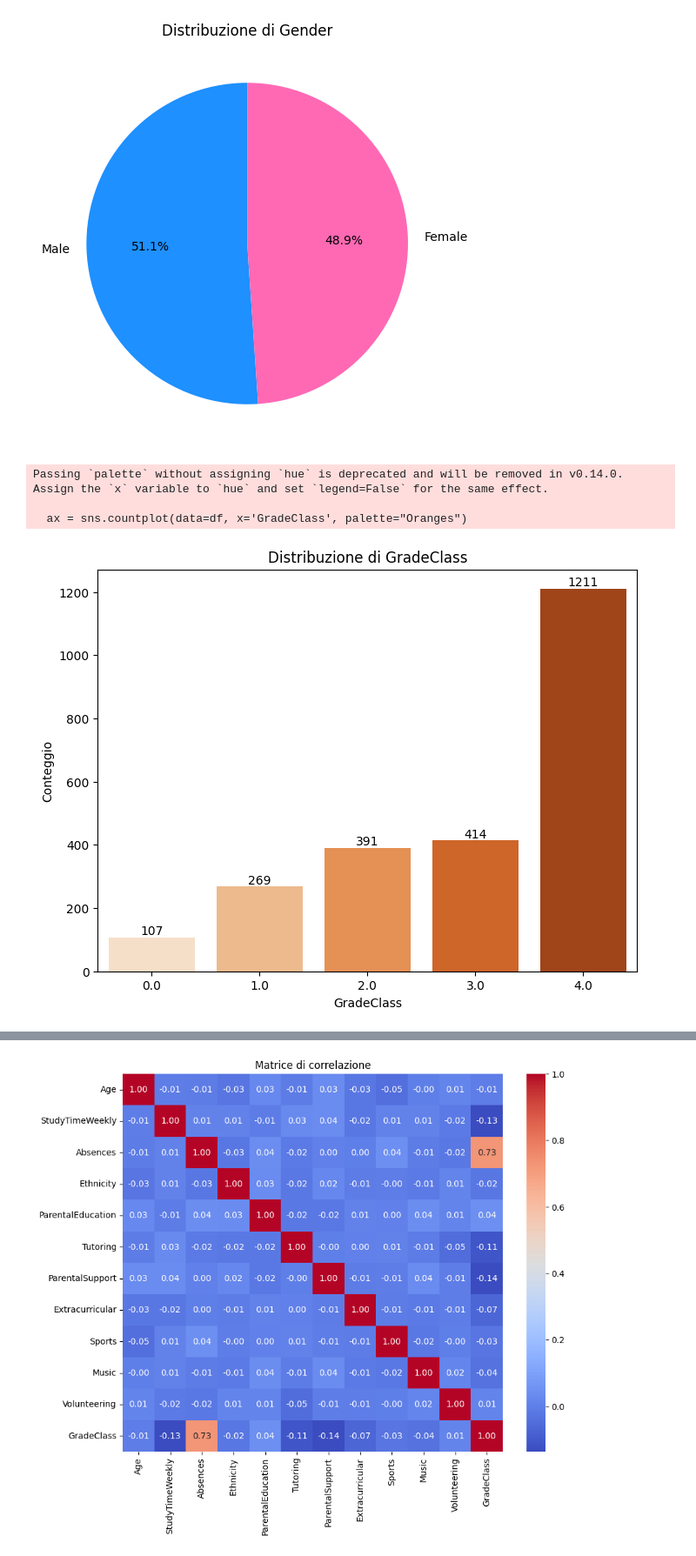
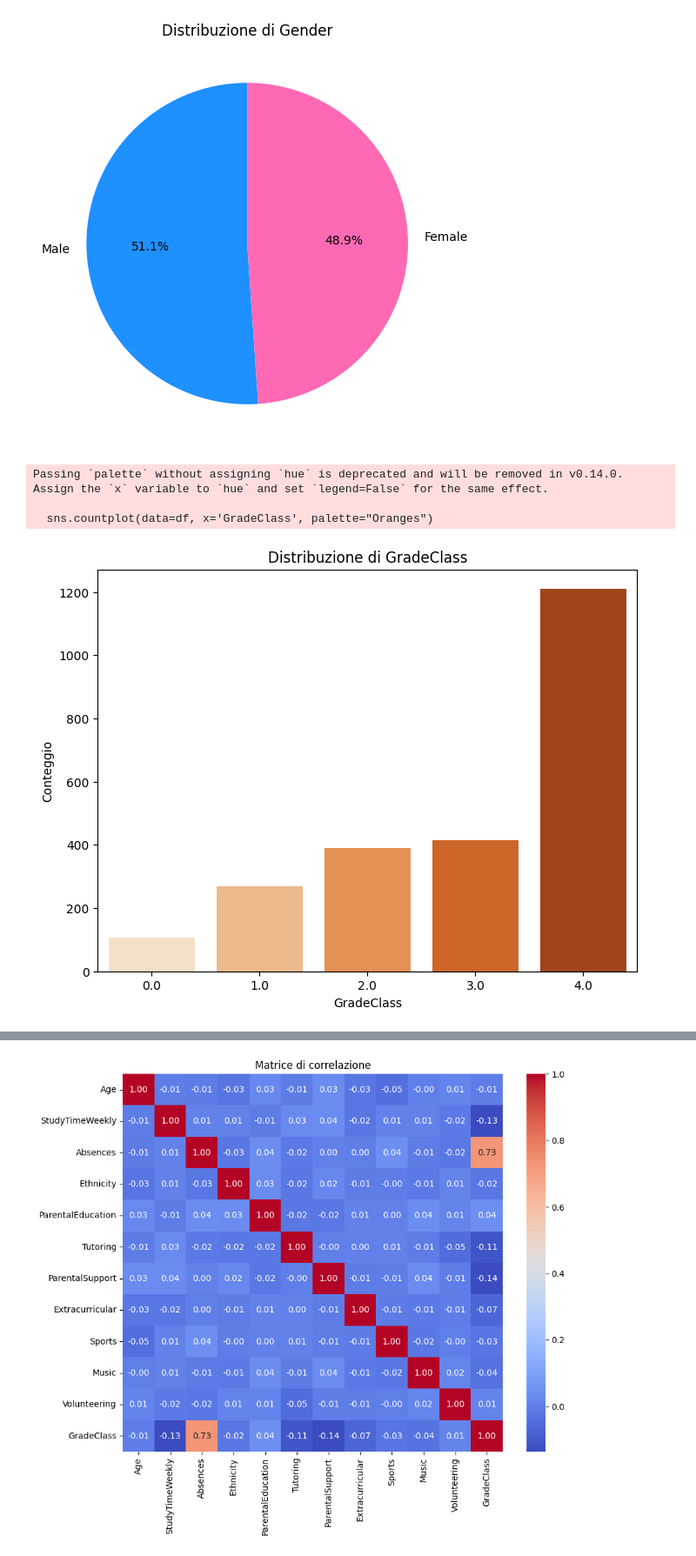
Before and after one commit to Giansimone-Coccia/Student_Performance_Analysis, a Jupyter notebook: dataset_ETL.ipynb, the cells around one changed output, grey strips where cells are left out. Shown: that part at 87% size. Drawn from its saved outputs; the diff is of its cells as text; code cells hidden in the pictures.

```diff
--- a/dataset_ETL.ipynb
+++ b/dataset_ETL.ipynb
@@ -132,21 +186,15 @@ plt.show()
 # %% [output]
 [figure]
 # %%
-# Distribuzione di GradeClass con annotazioni
+# Distribuzione di GradeClass
 plt.figure(figsize=(8, 6))
-ax = sns.countplot(data=df, x='GradeClass', palette="Oranges")
-
-# Annotazioni sui valori
-for p in ax.patches:
-    ax.annotate(f'{int(p.get_height())}', (p.get_x() + p.get_width() / 2, p.get_height()),
-                ha='center', va='bottom')
-
+sns.countplot(data=df, x='GradeClass', palette="Oranges")
 plt.title('Distribuzione di GradeClass')
 plt.xlabel('GradeClass')
 plt.ylabel('Conteggio')
 plt.show()
 # %% [output]
 Passing `palette` without assigning `hue` is deprecated and will be removed in v0.14.0. Assign the `x` variable to `hue` and set `legend=False` for the same effect.
 
-  ax = sns.countplot(data=df, x='GradeClass', palette="Oranges")
+  sns.countplot(data=df, x='GradeClass', palette="Oranges")
-[figure, old version]
+[figure, new version]
```
Also changed, not shown: parts of 16 cells of this notebook.
